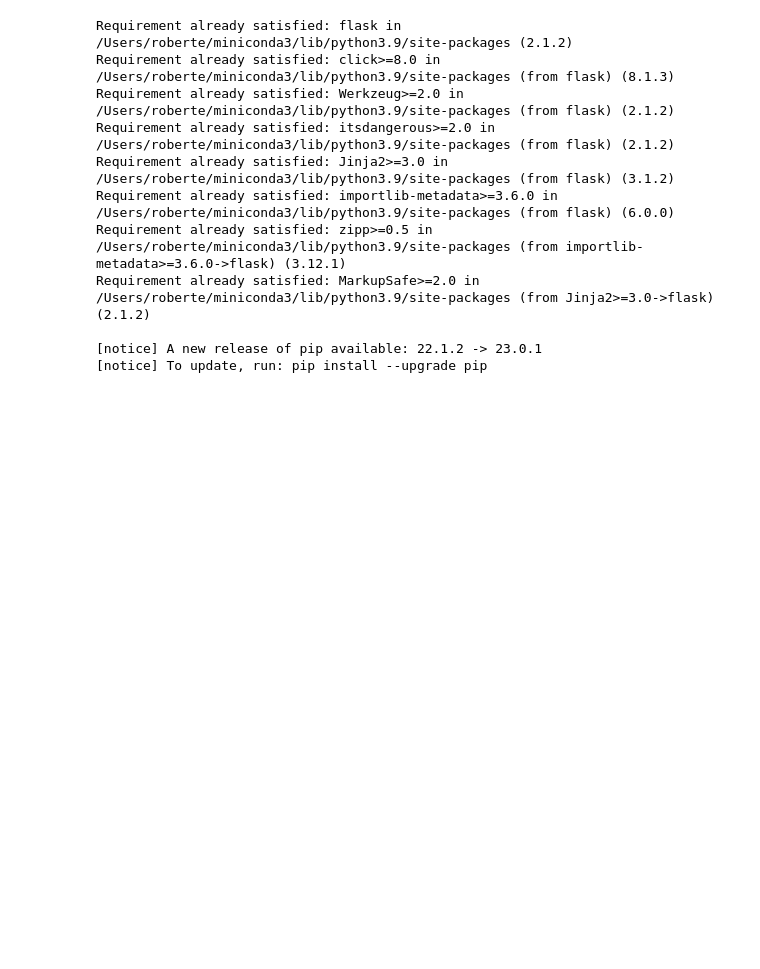
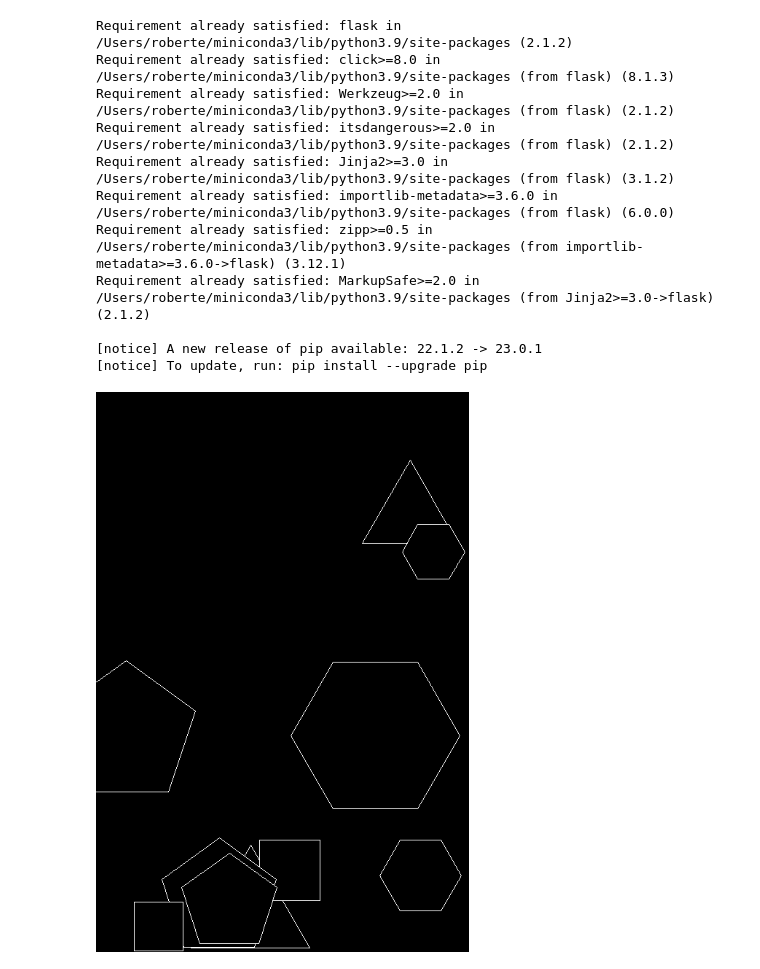
Before and after one commit to pigatron-industries/diffusers-playground, a Jupyter notebook: notebooks/test_geometry.ipynb, the cells around one changed output. Cells and saved outputs as stored; diff of their text form; code cells hidden in the pictures; blank space fills up the shorter version.

Commit message:
outline on shapes + julia set generator

```diff
--- a/notebooks/test_geometry.ipynb
+++ b/notebooks/test_geometry.ipynb
@@ -40,5 +40,18 @@ geom = shapeGeometryPipeline(size=(512, 768), background="lightgrey", shapes=2,
 image = geom()
 display(image)
+# %%
+import path
+path.setPathLocalNotebook()
+
+from diffuserslib import shapeGeometryPipeline, RandomChoiceArgument
+from IPython.display import display
+
+
+geom = shapeGeometryPipeline(size=(512, 768), background="black", shapes=50, foreground="black", outline="white", symmetry="none", minsize=32, maxsize=128)
+image = geom()
+display(image)
+# %% [output]
+[figure, added]
 # %%
 import path
 path.setPathLocalNotebook()
```
Also changed, not shown: parts of 3 cells of this notebook, 2 other files.
